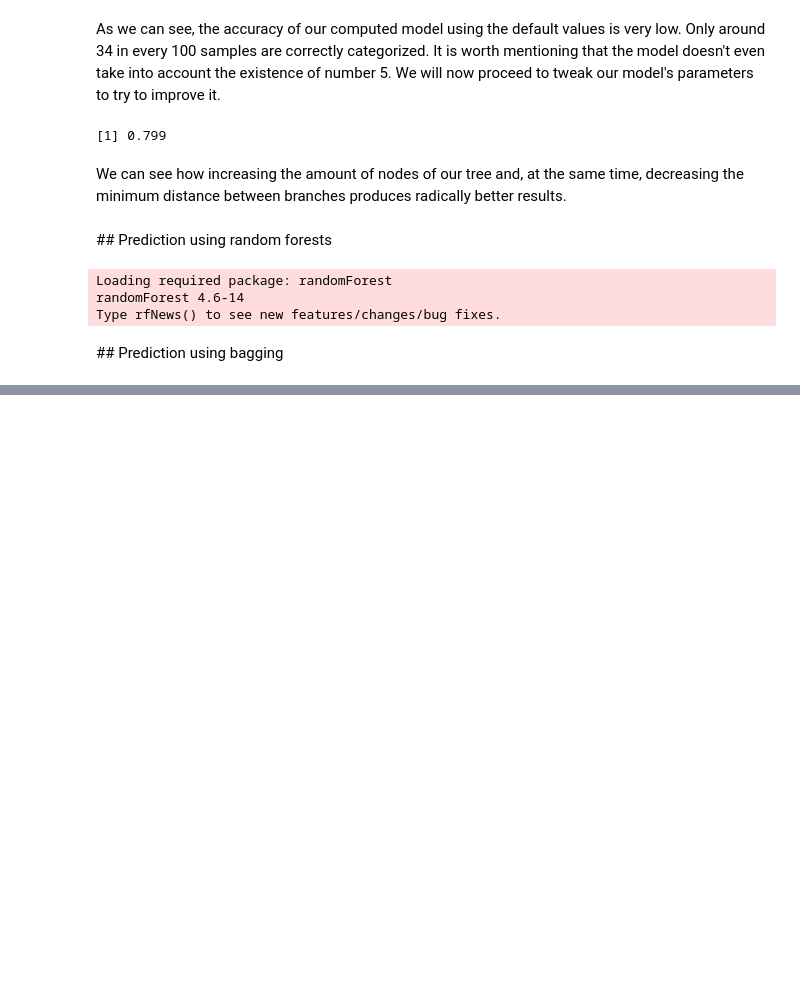
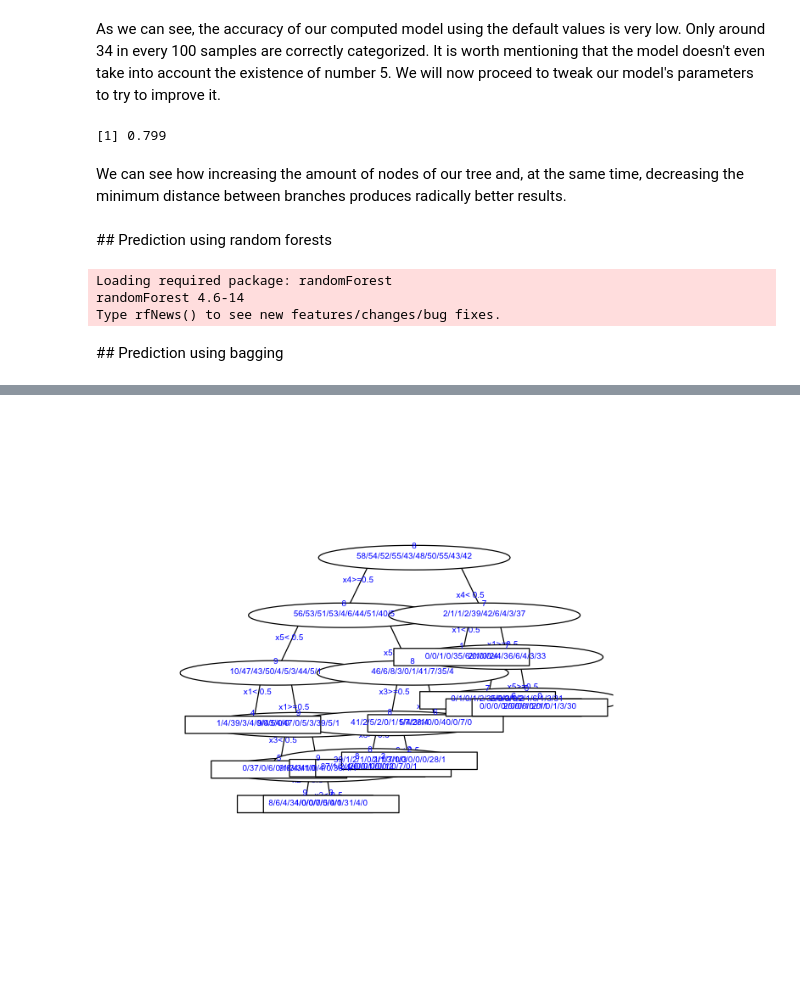
Before and after one commit to icosi/apr-automatic, a Jupyter notebook: p2/P2.ipynb, the cells around one changed output, grey strips where cells are left out. Saved outputs shown, nothing was run; the diff lists cells and outputs as text; code cells hidden in the pictures; blank space fills up the shorter version.

```diff
--- a/p2/P2.ipynb
+++ b/p2/P2.ipynb
@@ -154,0 +268,6 @@ print(gbag)
+# %%
+options(repr.plot.width=5.5,repr.plot.height=5.5)
+plot(digits.rpart,branch=0.6,margin=0.2,lwd=2)
+text(digits.rpart,use.n=TRUE,fancy=TRUE,fwidth=0.4,fheight=0.4,splits=TRUE,cex=0.5,all=TRUE,xpd=2,col="blue")
+# %% [output]
+[figure, added]
```
Also changed, not shown: parts of 34 cells of this notebook, 7 other files.
